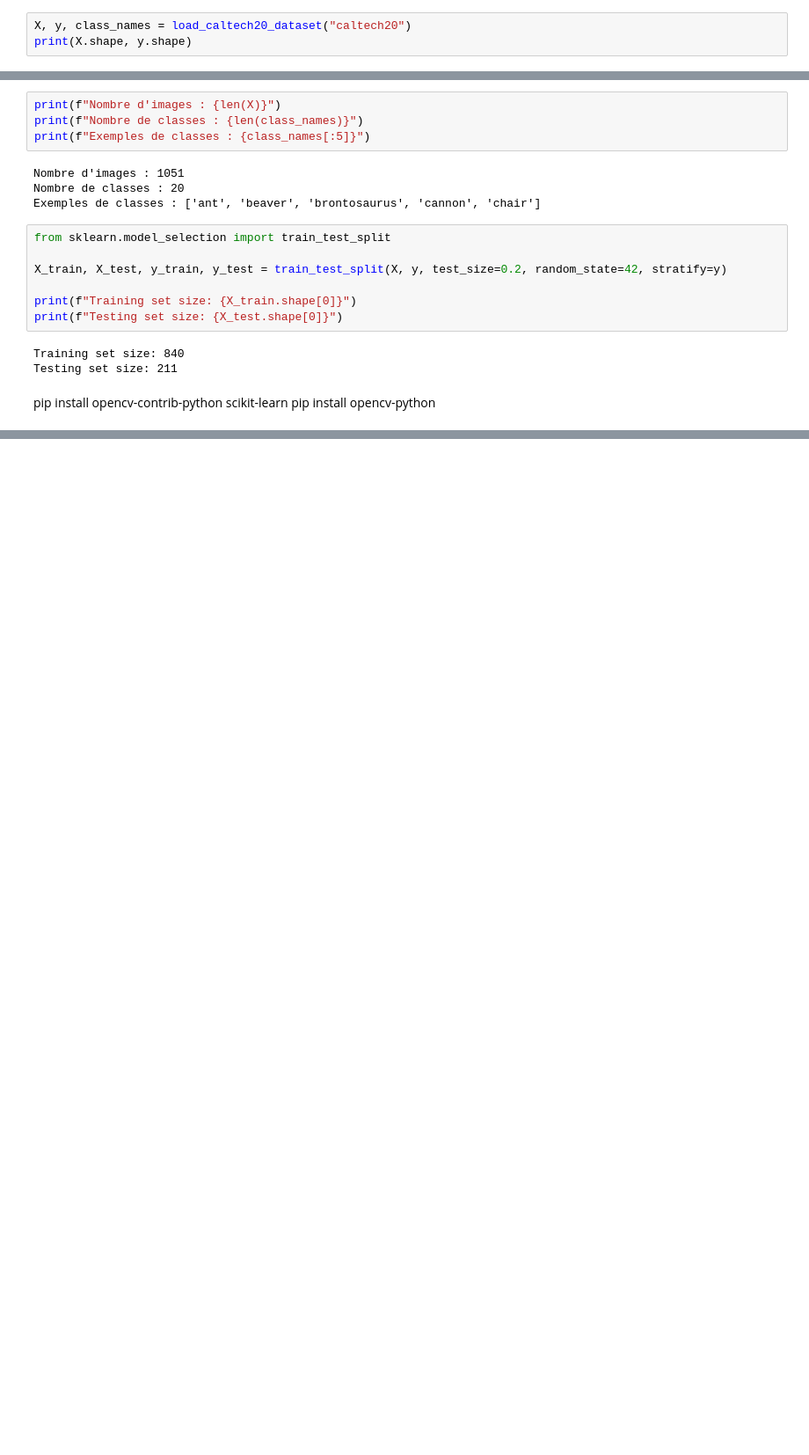
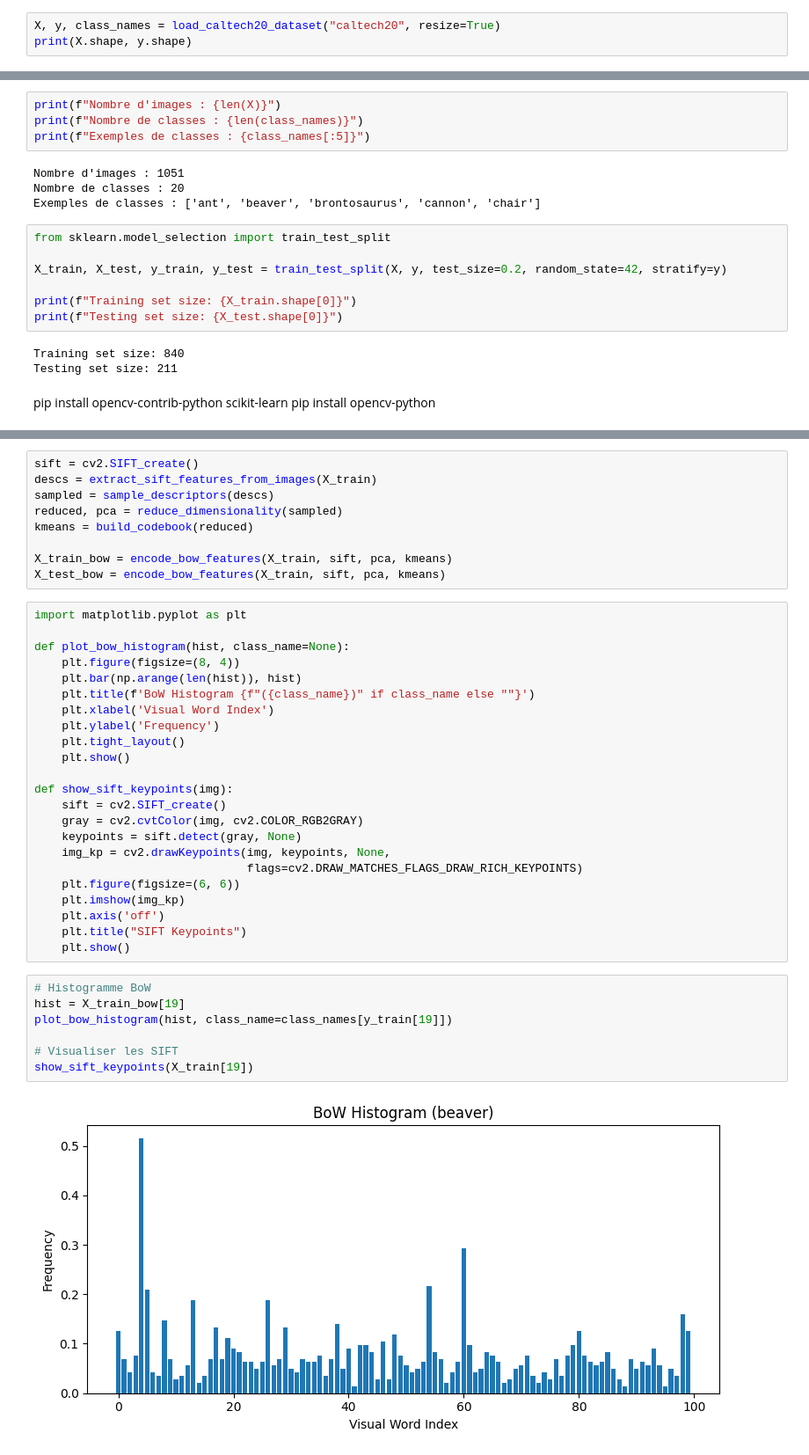
Before and after one commit to mathis-saunier/Image_Recognition, a Jupyter notebook: pa2.ipynb, the cells around one changed output, grey strips where cells are left out. Shown at 88% size. Cells and saved outputs as stored; diff of their text form; blank space fills up the shorter version.

```diff
--- a/pa2.ipynb
+++ b/pa2.ipynb
@@ -42,6 +42,6 @@ def load_caltech20_dataset(dataset_path, resize=False):
 
     return np.array(data), np.array(labels), classes
 # %%
-X, y, class_names = load_caltech20_dataset("caltech20")
+X, y, class_names = load_caltech20_dataset("caltech20", resize=True)
 print(X.shape, y.shape)
 # %% [output]
@@ -124,0 +112,41 @@ ImportError: libGL.so.1: cannot open shared object file: No such file or directo
+# %%
+sift = cv2.SIFT_create()
+descs = extract_sift_features_from_images(X_train)
+sampled = sample_descriptors(descs)
+reduced, pca = reduce_dimensionality(sampled)
+kmeans = build_codebook(reduced)
+
+X_train_bow = encode_bow_features(X_train, sift, pca, kmeans)
+X_test_bow = encode_bow_features(X_train, sift, pca, kmeans)
+# %%
+import matplotlib.pyplot as plt
+
+def plot_bow_histogram(hist, class_name=None):
+    plt.figure(figsize=(8, 4))
+    plt.bar(np.arange(len(hist)), hist)
+    plt.title(f'BoW Histogram {f"({class_name})" if class_name else ""}')
+    plt.xlabel('Visual Word Index')
+    plt.ylabel('Frequency')
+    plt.tight_layout()
+    plt.show()
+
+def show_sift_keypoints(img):
+    sift = cv2.SIFT_create()
+    gray = cv2.cvtColor(img, cv2.COLOR_RGB2GRAY)
+    keypoints = sift.detect(gray, None)
+    img_kp = cv2.drawKeypoints(img, keypoints, None,
+                               flags=cv2.DRAW_MATCHES_FLAGS_DRAW_RICH_KEYPOINTS)
+    plt.figure(figsize=(6, 6))
+    plt.imshow(img_kp)
+    plt.axis('off')
+    plt.title("SIFT Keypoints")
+    plt.show()
+# %%
+# Histogramme BoW
+hist = X_train_bow[19]
+plot_bow_histogram(hist, class_name=class_names[y_train[19]])
+
+# Visualiser les SIFT
+show_sift_keypoints(X_train[19])
+# %% [output]
+[figure, added]
```
Also changed, not shown: parts of 3 cells of this notebook.
